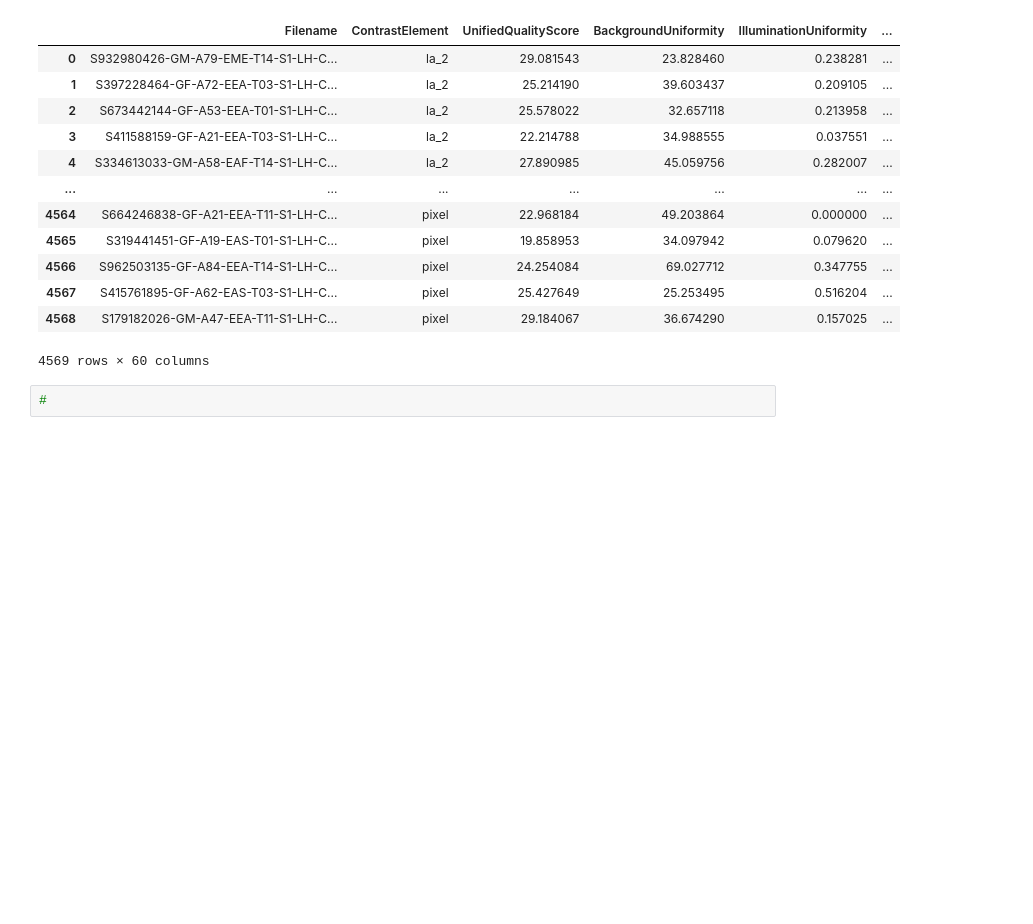
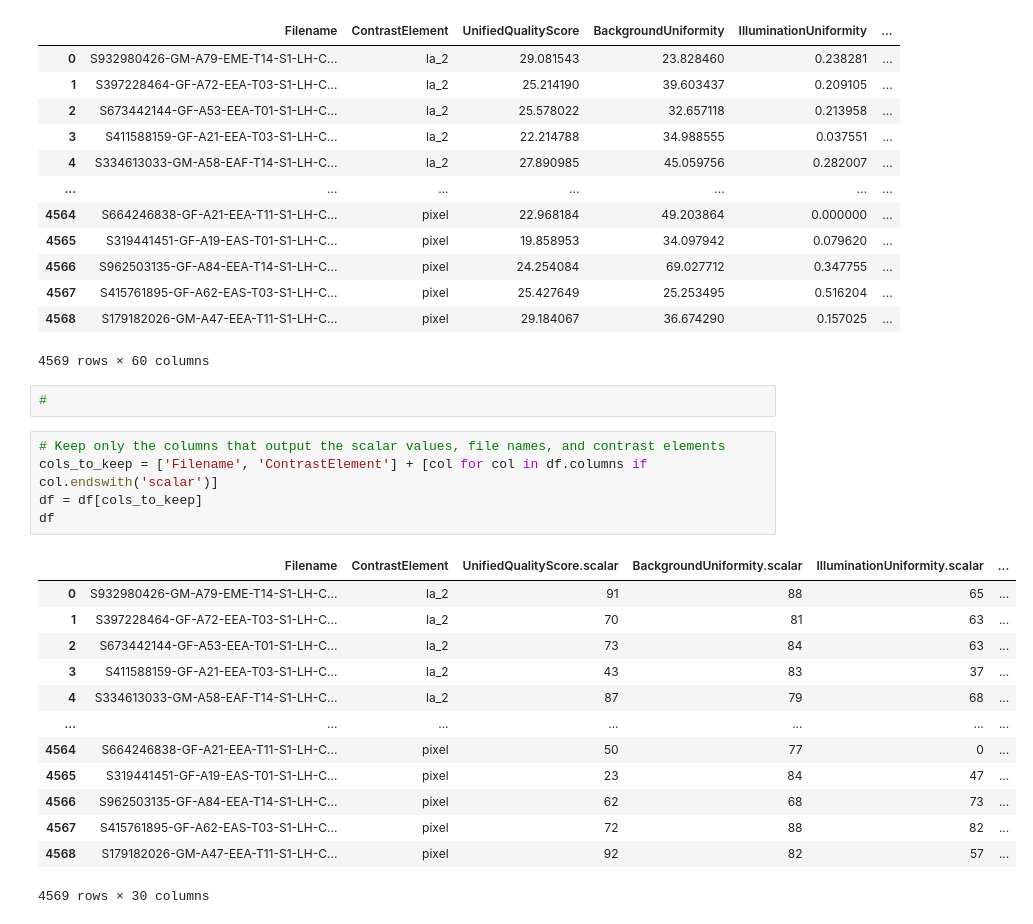
Before and after one commit to olablachowiak/biometrics-project, a Jupyter notebook: analysis.ipynb, the cells around one changed output. Cells and saved outputs as stored; diff of their text form; blank space fills up the shorter version.

```diff
--- a/analysis.ipynb
+++ b/analysis.ipynb
@@ -25,3 +29,22 @@ df
 4569 rows × 60 columns
 # %%
 #
+# %%
+# Keep only the columns that output the scalar values, file names, and contrast elements
+cols_to_keep = ['Filename', 'ContrastElement'] + [col for col in df.columns if col.endswith('scalar')]
+df = df[cols_to_keep]
+df
+# %% [output]
+|  | Filename | ContrastElement | UnifiedQualityScore.scalar | BackgroundUniformity.scalar | IlluminationUniformity.scalar | ... |
+| 0 | S932980426-GM-A79-EME-T14-S1-LH-C... | la_2 | 91 | 88 | 65 | ... |
+| 1 | S397228464-GF-A72-EEA-T03-S1-LH-C... | la_2 | 70 | 81 | 63 | ... |
+| 2 | S673442144-GF-A53-EEA-T01-S1-LH-C... | la_2 | 73 | 84 | 63 | ... |
+| 3 | S411588159-GF-A21-EEA-T03-S1-LH-C... | la_2 | 43 | 83 | 37 | ... |
+| 4 | S334613033-GM-A58-EAF-T14-S1-LH-C... | la_2 | 87 | 79 | 68 | ... |
+| ... | ... | ... | ... | ... | ... | ... |
+| 4564 | S664246838-GF-A21-EEA-T11-S1-LH-C... | pixel | 50 | 77 | 0 | ... |
+| 4565 | S319441451-GF-A19-EAS-T01-S1-LH-C... | pixel | 23 | 84 | 47 | ... |
+| 4566 | S962503135-GF-A84-EEA-T14-S1-LH-C... | pixel | 62 | 68 | 73 | ... |
+| 4567 | S415761895-GF-A62-EAS-T03-S1-LH-C... | pixel | 72 | 88 | 82 | ... |
+| 4568 | S179182026-GM-A47-EEA-T11-S1-LH-C... | pixel | 92 | 82 | 57 | ... |
+4569 rows × 30 columns
```
Also changed, not shown: parts of 10 cells of this notebook, 3 other files.
